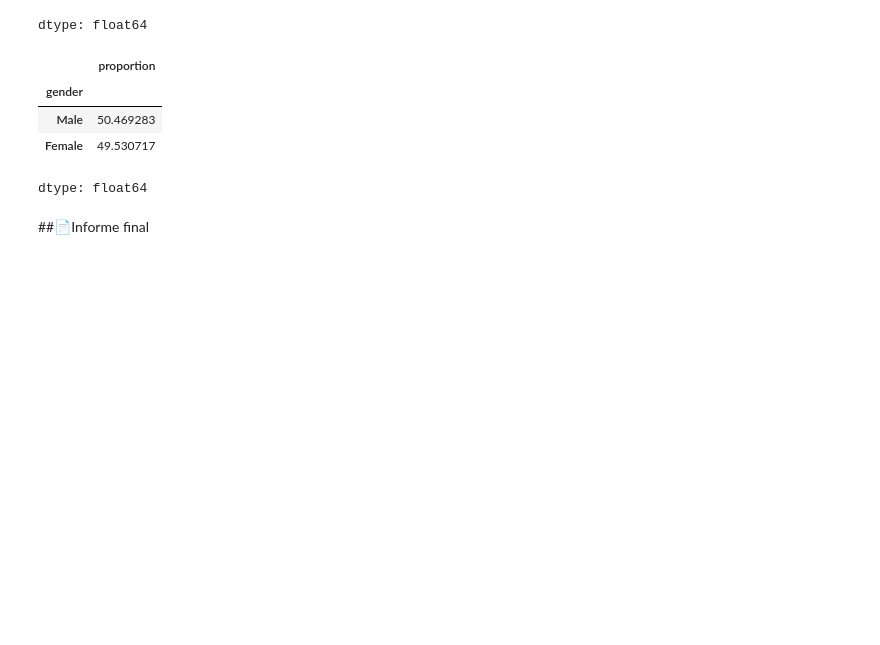
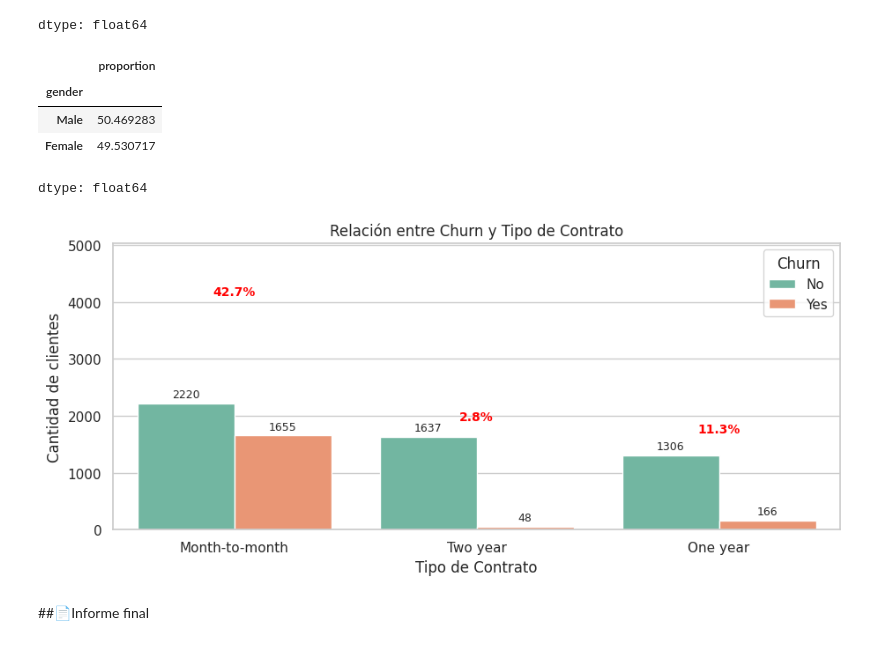
Before and after one commit to JonathanPuertaG/Challenge2-TelecomX, a Jupyter notebook: Challenge_Telecom_X.ipynb, the cells around one changed output. Drawn from its saved outputs; the diff is of its cells as text; code cells hidden in the pictures; blank space fills up the shorter version.

```diff
--- a/Challenge_Telecom_X.ipynb
+++ b/Challenge_Telecom_X.ipynb
@@ -276,2 +329,6 @@ dtype: float64
+# %%
+graficar_churn_con_porcentaje('Contract', 'Relación entre Churn y Tipo de Contrato', 'Tipo de Contrato')
+# %% [output]
+[figure, added]
 # %% [markdown]
 ##📄Informe final
```
Also changed, not shown: parts of 1 cell of this notebook.
